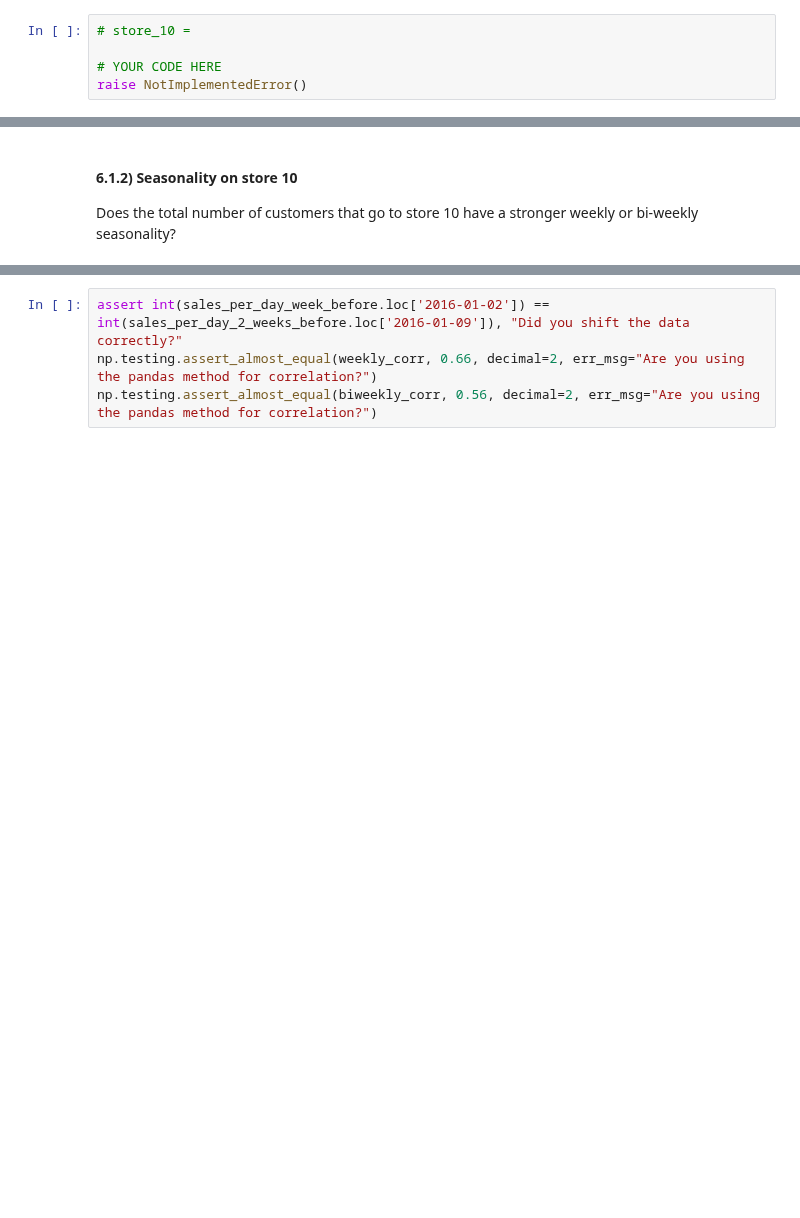
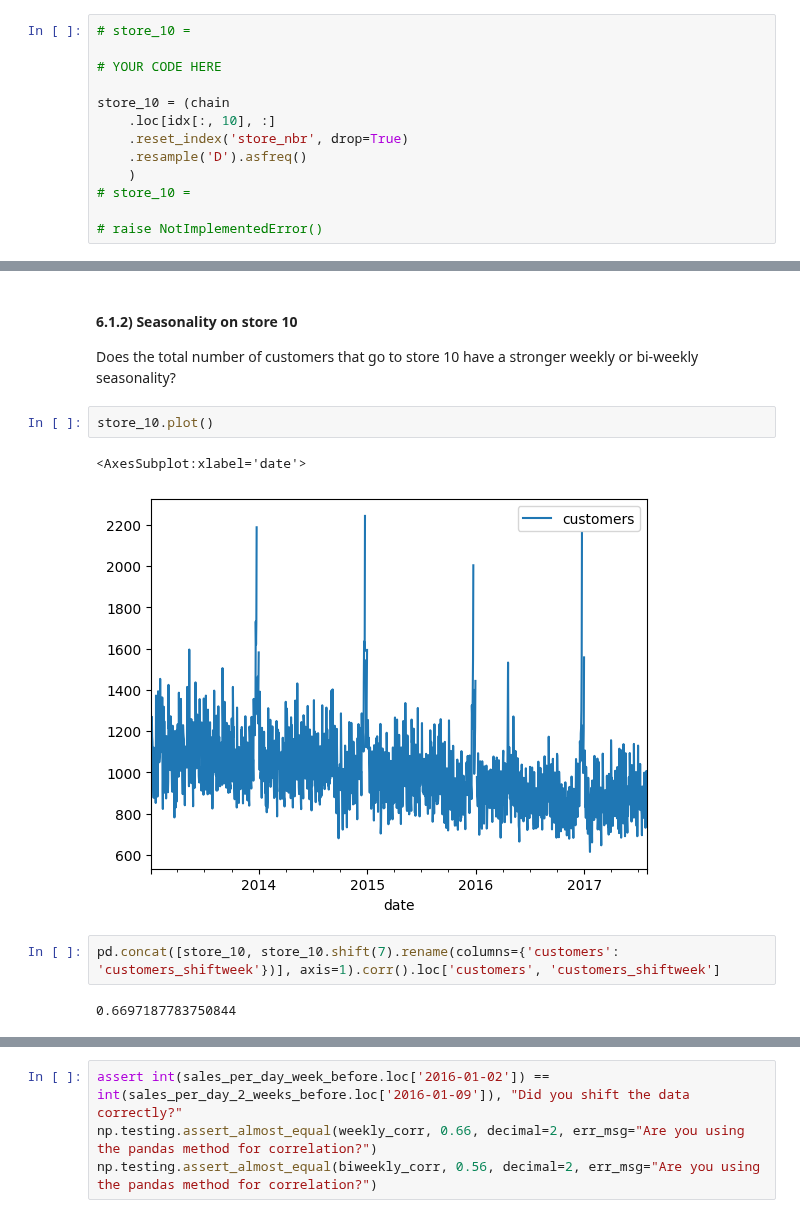
Before and after one commit to 0xjrr/batch6-workspace, a Jupyter notebook: S03 - Time Series/BLU04 - Time Series Concepts/Exercise notebook.ipynb, the cells around one changed output, grey strips where cells are left out. Saved outputs shown, nothing was run; the diff lists cells and outputs as text; blank space fills up the shorter version.

```diff
--- a/S03 - Time Series/BLU04 - Time Series Concepts/Exercise notebook.ipynb
+++ b/S03 - Time Series/BLU04 - Time Series Concepts/Exercise notebook.ipynb
@@ -290,7 +301,15 @@ Let's select all data for store 10, and make sure that we have all consecutive d
 # store_10 =
 
 # YOUR CODE HERE
-raise NotImplementedError()
+
+store_10 = (chain
+    .loc[idx[:, 10], :]
+    .reset_index('store_nbr', drop=True)
+    .resample('D').asfreq()
+    )
+# store_10 =
+
+# raise NotImplementedError()
 # %%
 assert store_10.shape != (1660, 1), "Did you forget to make the index continuous?"
 assert store_10.shape == (1672, 1), "There should be 1672 timepoints, including nulls, in store_10."
@@ -301,6 +320,15 @@ assert store_10.isnull().sum()[0] == 12, "The values for missing days should be
 #### 6.1.2) Seasonality on store 10
 
 Does the total number of customers that go to store 10 have a stronger weekly or bi-weekly seasonality?
+# %%
+store_10.plot()
+# %% [output]
+<AxesSubplot:xlabel='date'>
+[figure, added]
+# %%
+pd.concat([store_10, store_10.shift(7).rename(columns={'customers': 'customers_shiftweek'})], axis=1).corr().loc['customers', 'customers_shiftweek']
+# %% [output]
+0.6697187783750844
 # %%
 # hint 1 : we expect you to use correlation as a proxy for seasonality.
 # the grader expects you to use the pandas method for correlation
```
Also changed, not shown: parts of 5 cells of this notebook.
